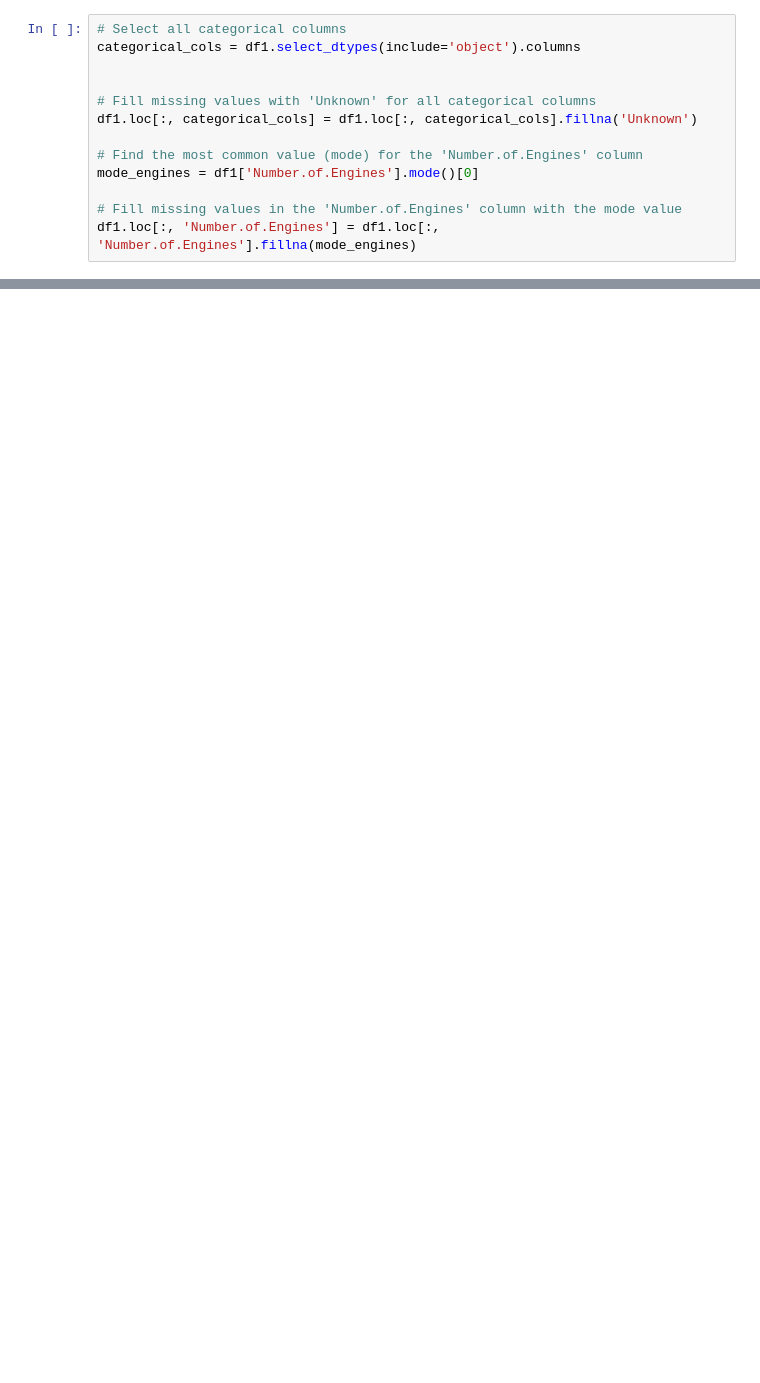
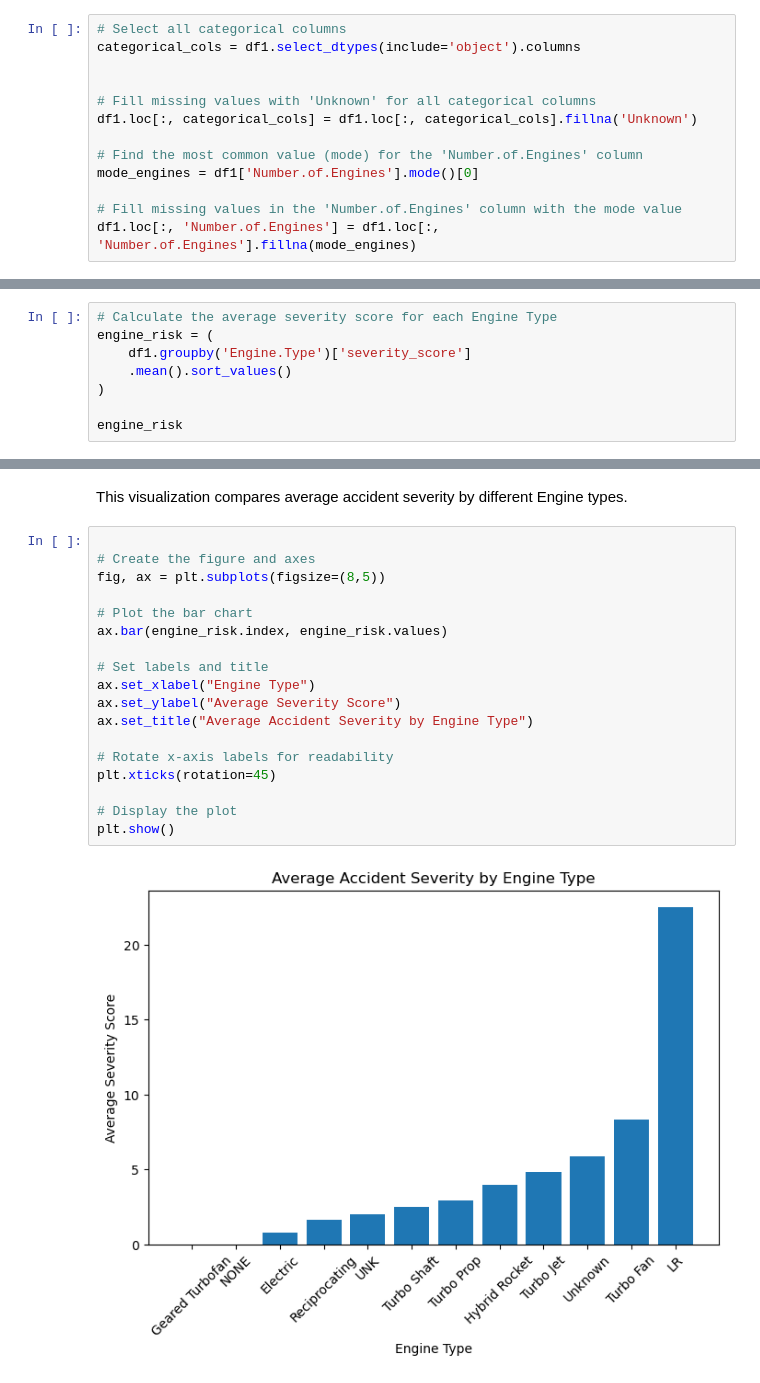
Before and after one commit to MaurineChemutai/dsc-phase-1-project-v3, a Jupyter notebook: student.ipynb, the cells around one changed output, grey strips where cells are left out. Cells and saved outputs as stored; diff of their text form; blank space fills up the shorter version.

```diff
--- a/student.ipynb
+++ b/student.ipynb
@@ -209,0 +323,8 @@ dtype: int64
+# %%
+# Calculate the average severity score for each Engine Type
+engine_risk = (
+    df1.groupby('Engine.Type')['severity_score']
+    .mean().sort_values()
+)
+
+engine_risk
@@ -209,0 +346,22 @@ dtype: int64
+# %% [markdown]
+This visualization compares average accident severity by different Engine types.
+# %%
+
+# Create the figure and axes
+fig, ax = plt.subplots(figsize=(8,5))
+
+# Plot the bar chart
+ax.bar(engine_risk.index, engine_risk.values)
+
+# Set labels and title
+ax.set_xlabel("Engine Type")
+ax.set_ylabel("Average Severity Score")
+ax.set_title("Average Accident Severity by Engine Type")
+
+# Rotate x-axis labels for readability
+plt.xticks(rotation=45)
+
+# Display the plot
+plt.show()
+# %% [output]
+[figure, added]
```
Also changed, not shown: parts of 33 cells of this notebook.
